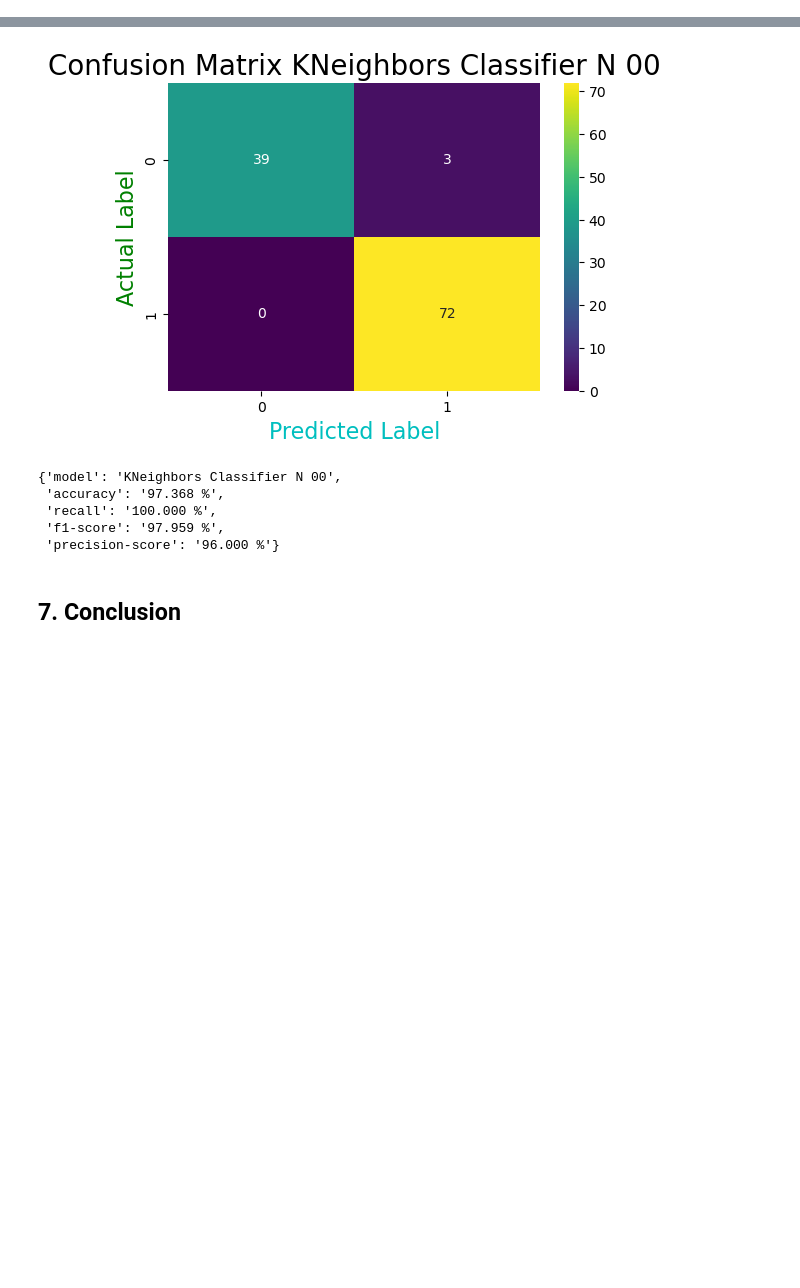
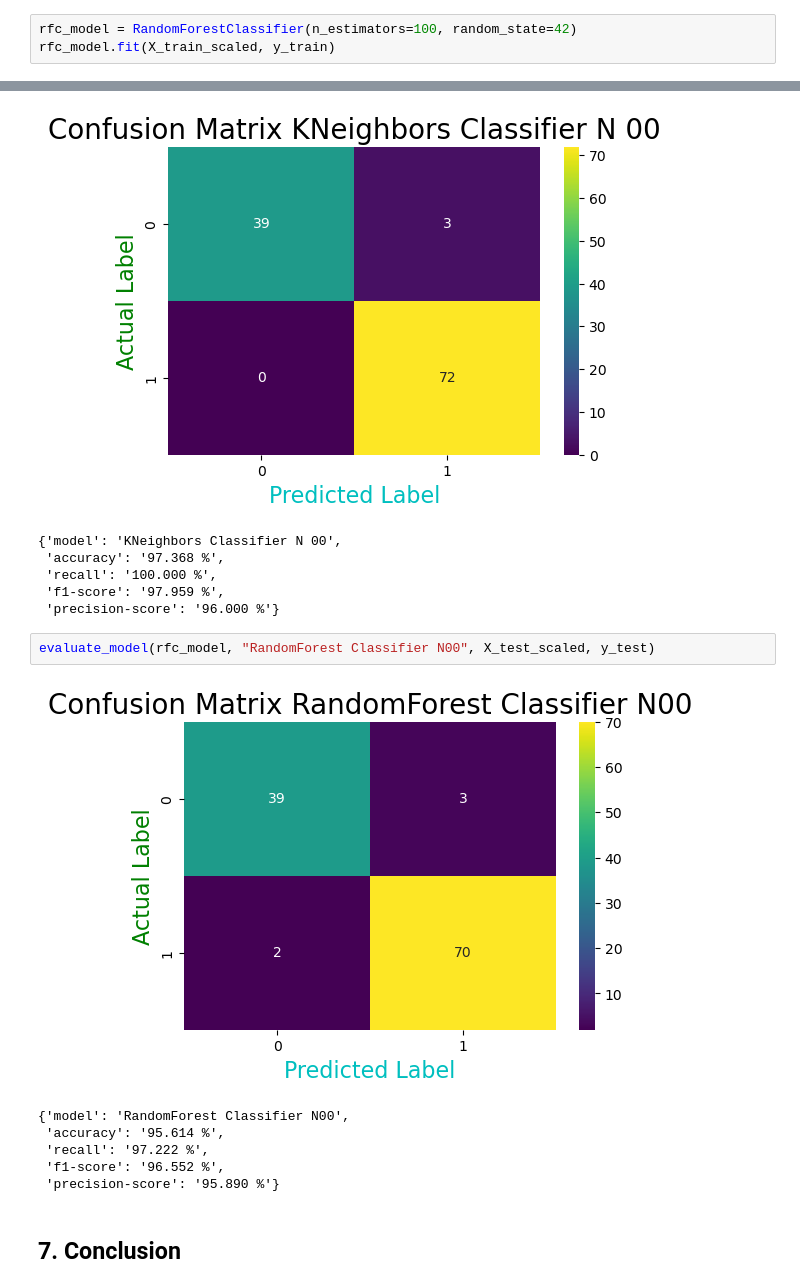
Before and after one commit to snowden1010/Breast-Cancer, a Jupyter notebook: Breast-Cancer-Classification.ipynb, the cells around one changed output, grey strips where cells are left out. Drawn from its saved outputs; the diff is of its cells as text; blank space fills up the shorter version.

Commit message:
Train & Evaluated RandomForest Classifier

```diff
--- a/Breast-Cancer-Classification.ipynb
+++ b/Breast-Cancer-Classification.ipynb
@@ -452,0 +456,3 @@ KNeighborsClassifier(n_neighbors=7)
+# %%
+rfc_model = RandomForestClassifier(n_estimators=100, random_state=42)
+rfc_model.fit(X_train_scaled, y_train)
@@ -501,5 +509,14 @@ evaluate_model(knc_model, "KNeighbors Classifier N 00", X_test_scaled, y_test)
  'recall': '100.000 %',
  'f1-score': '97.959 %',
  'precision-score': '96.000 %'}
+# %%
+evaluate_model(rfc_model, "RandomForest Classifier N00", X_test_scaled, y_test)
+# %% [output]
+[figure, added]
+{'model': 'RandomForest Classifier N00',
+ 'accuracy': '95.614 %',
+ 'recall': '97.222 %',
+ 'f1-score': '96.552 %',
+ 'precision-score': '95.890 %'}
 # %% [markdown]
 ## 7. Conclusion
```
Also changed, not shown: parts of 3 cells of this notebook.
